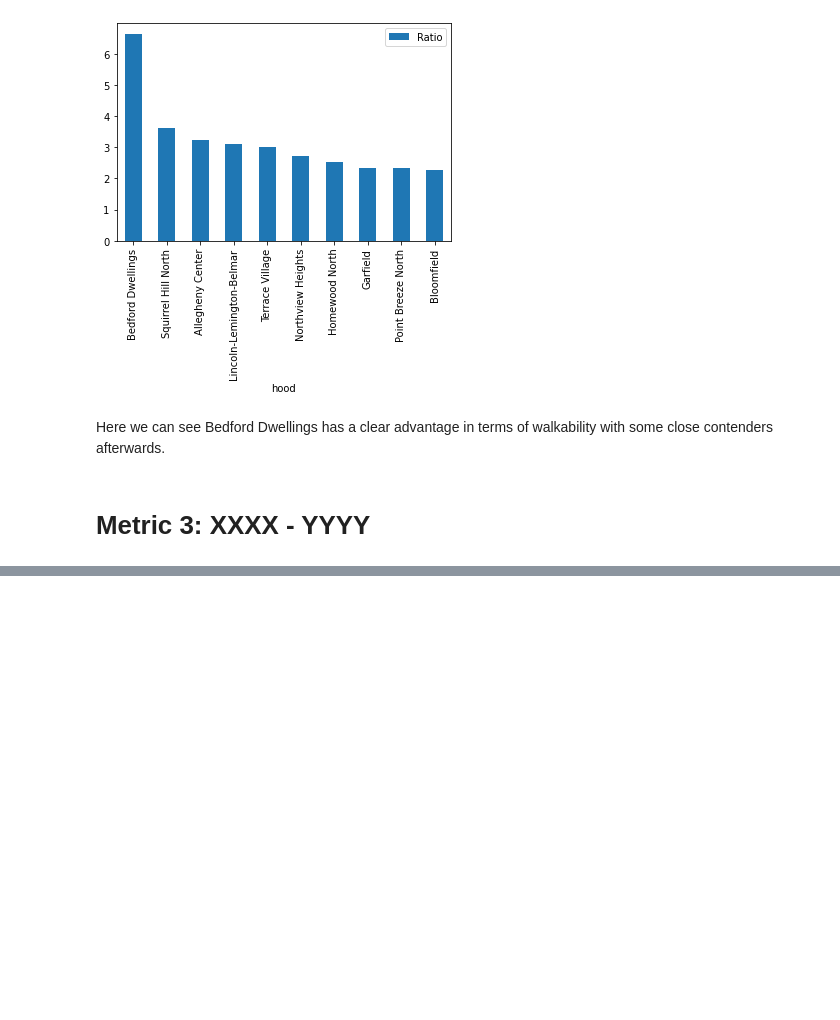
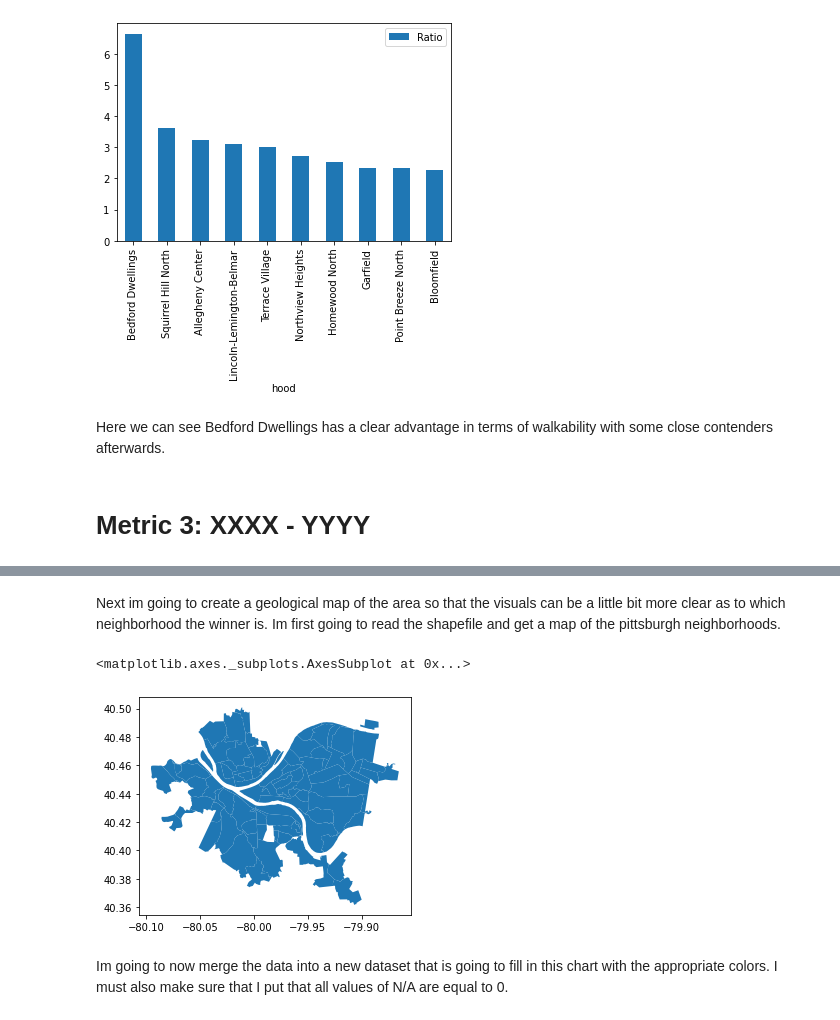
Before and after one commit to tok33/final-project, a Jupyter notebook: final.ipynb, the cells around one changed output, grey strips where cells are left out. Cells and saved outputs as stored; diff of their text form; code cells hidden in the pictures; blank space fills up the shorter version.

```diff
--- a/final.ipynb
+++ b/final.ipynb
@@ -137,0 +195,10 @@ Here we can see Bedford Dwellings has a clear advantage in terms of walkability
+# %% [markdown]
+Next im going to create a geological map of the area so that the visuals can be a little bit more clear as to which neighborhood the winner is. Im first going to read the shapefile and get a map of the pittsburgh neighborhoods.
+# %%
+areas = gpd.read_file('https://data.wprdc.org/dataset/e672f13d-71c4-4a66-8f38-710e75ed80a4/resource/c5a93a8e-03d7-4eb3-91a8-c6b7db0fa261/download/pittsburghpaneighborhoods-.zip')
+areas.plot()
+# %% [output]
+<matplotlib.axes._subplots.AxesSubplot at 0x...>
+[figure, added]
+# %% [markdown]
+Im going to now merge the data into a new dataset that is going to fill in this chart with the appropriate colors. I must also make sure that I put that all values of N/A are equal to 0.
```
Also changed, not shown: parts of 14 cells of this notebook.
